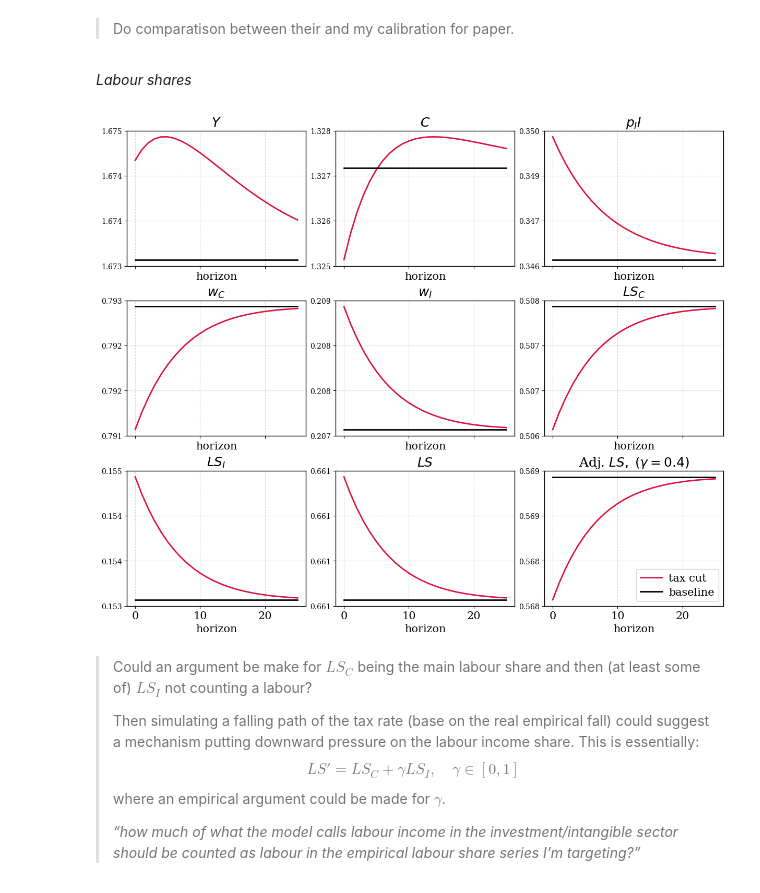
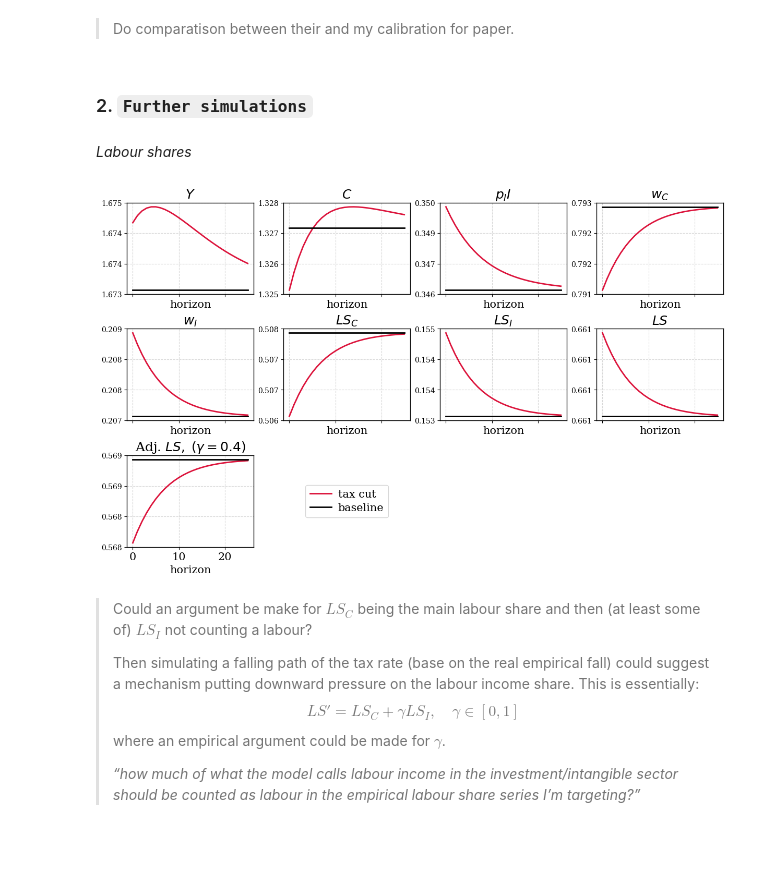
Before and after one commit to cfn368/ba_capinc, a Jupyter notebook: 2_dynamic_model.ipynb, the cells around one changed output. Saved outputs shown, nothing was run; the diff lists cells and outputs as text; code cells hidden in the pictures; blank space fills up the shorter version.

```diff
--- a/2_dynamic_model.ipynb
+++ b/2_dynamic_model.ipynb
@@ -32,6 +46,8 @@ plt.show()
 [figure]
 # %% [markdown]
 > Do comparatison between their and my calibration for paper.
+# %% [markdown]
+### 2. `Further simulations`
 # %% [markdown]
 *Labour shares*
 # %%
@@ -52,25 +73,43 @@ h = np.arange(len(ls1["LS"]))
 # %%
-fig, axes = plt.subplots(3, 3, figsize=(12, 10), sharex=True, constrained_layout=True)
+# truncate for plotting
+sl = slice(0, T_plot + 1)
+ls1 = {k: np.asarray(v)[sl] for k, v in ls1_full.items()}
+ls2 = {k: np.asarray(v)[sl] for k, v in ls2_full.items()}
+h = np.arange(T_plot + 1)
+
+fig, axes = plt.subplots(3, 4, figsize=(12, 7.5), sharex=True, constrained_layout=True)
 axes = axes.ravel()
 
-# plot the 7 used panels
-for i, (k, ttl) in enumerate(var_groups.panels(gamma)):
+panels = list(var_groups.panels(gamma))
+n_used = len(panels)
+
+for i, (k, ttl) in enumerate(panels):
     ax = axes[i]
-    l1, = ax.plot(h, ls1[k], lw=2, color="crimson", label="tax cut")
-    l2, = ax.plot(h, ls2[k], lw=2, color="k",       label="baseline")
+    ax.plot(h, ls1[k], lw=2, color="crimson", label="tax cut")
+    ax.plot(h, ls2[k], lw=2, color="k",       label="baseline")
     ax.set_title(ttl)
     ax.set_xlabel("horizon")
     ax.grid(True, which="both", linestyle="--", alpha=0.5)
 
     ax.yaxis.set_major_locator(mticker.LinearLocator(4))
     ax.yaxis.set_minor_locator(mticker.NullLocator())
     ax.yaxis.set_major_formatter(mticker.FormatStrFormatter("%.3f"))
     ax.tick_params(axis="y", labelsize=10)
 
-plt.legend()
+# (optional) hide unused panels and put legend there, as before
+for j in range(n_used, len(axes)):
+    axes[j].set_axis_off()
+
+if n_used < len(axes):
+    ax_leg = axes[n_used]
+    ax_leg.set_axis_off()
+    h1 = plt.Line2D([0], [0], color="crimson", lw=2)
+    h2 = plt.Line2D([0], [0], color="k", lw=2)
+    ax_leg.legend([h1, h2], ["tax cut", "baseline"], loc="center", frameon=True)
+
 plt.show()
 # %% [output]
-[figure, old version]
+[figure, new version]
 # %% [markdown]
 > Could an argument be make for $LS_C$ being the main labour share and then (at least some of) $LS_I$ not counting a labour?
 >
```
Also changed, not shown: parts of 6 cells of this notebook, 6 other files.
